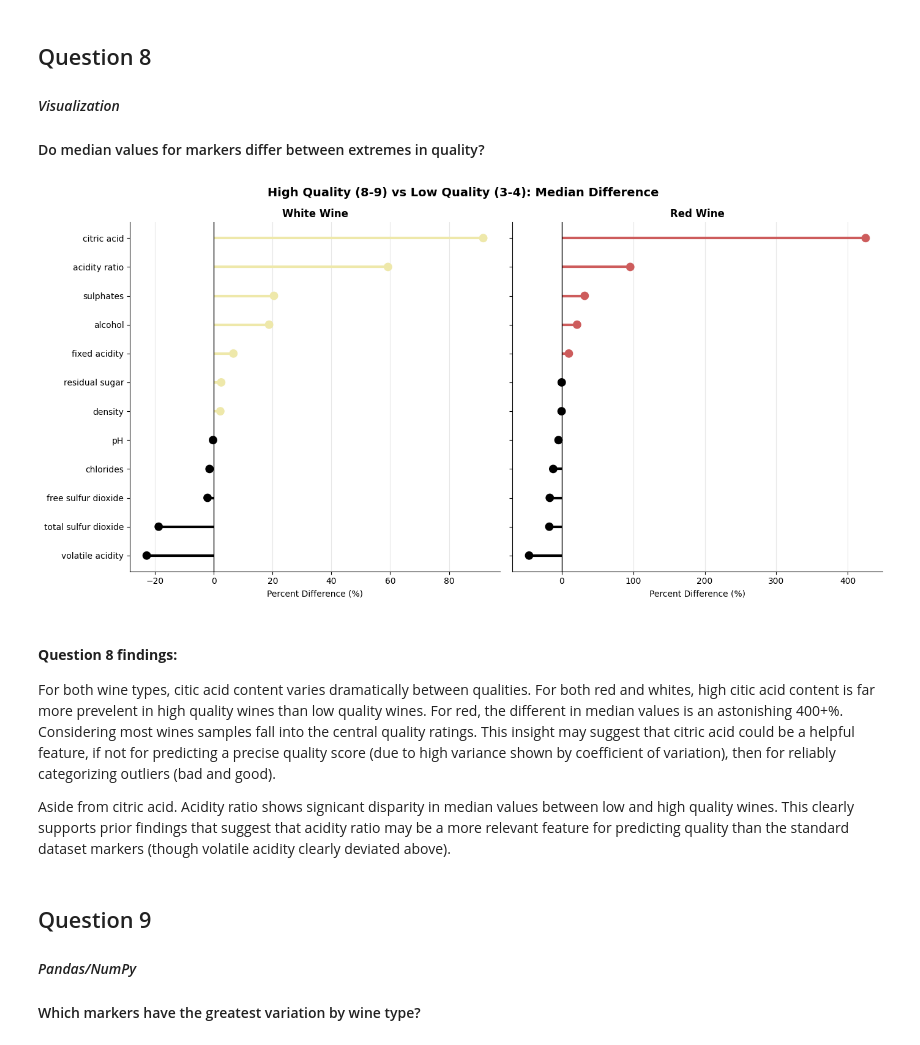
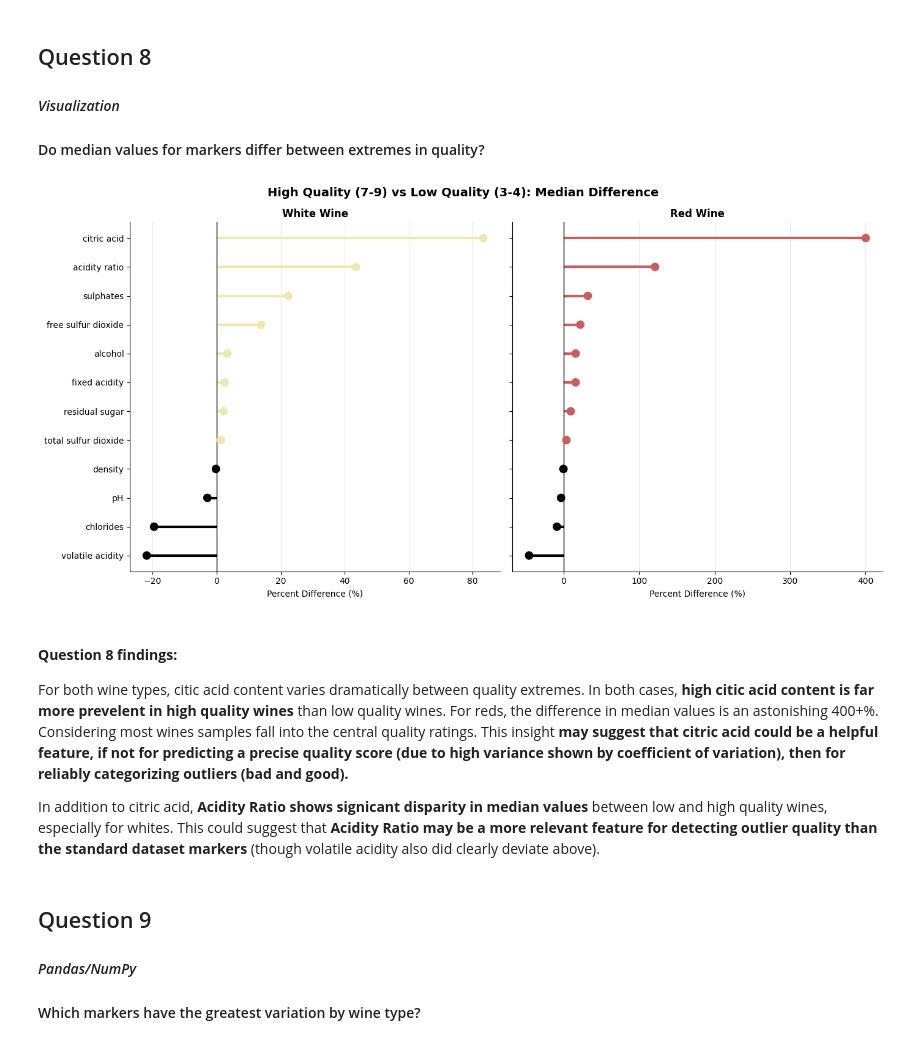
Before and after one commit to bspoerri/DS5010-Final-Project, a Jupyter notebook: final_project.ipynb, the cells around one changed output. Drawn from its saved outputs; the diff is of its cells as text; code cells hidden in the pictures.

```diff
--- a/final_project.ipynb
+++ b/final_project.ipynb
@@ -283,7 +285,7 @@ def sweetness_labels(df, col='residual sugar'):
         col (string) - name of existing column which should be used in transformation
     '''
     # designate sweetness bins
-    bins = [0, 4, 12, 35, 120, float('inf')]
+    bins = [-0.1, 4, 12, 35, 120, float('inf')]
     labels = ['bone dry', 'dry', 'off-dry', 'medium-sweet', 'sweet']
     # use cut function to create a series of binned values; add series to df
     df['sweetness'] = pd.cut(df[col],
@@ -395,7 +399,7 @@ for ax, (wine_type, type_group) in zip(axes, combined.groupby('type')):
     quality_stats = type_group.groupby(pH_bin)['quality'].agg(['mean', 'std', 'count'])
 
     # filter out bins with too few samples for reliable statistics
-    quality_stats = quality_stats[quality_stats['count'] > 10]
+    quality_stats = quality_stats[quality_stats['count'] >= 30]
 
     # calculate standard error for confidence intervals
     quality_stats['se'] = quality_stats['std'] / np.sqrt(quality_stats['count'])
@@ -403,7 +407,7 @@ for ax, (wine_type, type_group) in zip(axes, combined.groupby('type')):
     # plot mean quality with standard error bars
     ax.errorbar(range(len(quality_stats)),
                 quality_stats['mean'],
-                yerr=quality_stats['se'],
+                yerr=1.96 * quality_stats['se'],
                 fmt='o',
                 capsize=4,
                 color=default_colors[wine_type])
@@ -563,44 +568,44 @@ for ax, wine_type in zip(axes, combined['type'].unique()):
     # compute median feature values for quality extremes
     # low quality (3-4) vs high quality (8-9) to maximize contrast
     low_med = data[data['quality'].isin([3, 4])][numerical_markers].median()
-    high_med = data[data['quality'].isin([8, 9])][numerical_markers].median()
+    high_med = data[data['quality'].isin([7, 8, 9])][numerical_markers].median()
 
     # percent change: positive = higher in premium wines, negative = lower in premium wines
     pct_diff = ((high_med - low_med) / low_med) * 100
     results = pct_diff.sort_values().to_frame(name='pct_diff')
 
 
     colors = [default_colors[wine_type] if x > 0 else 'black' for x in results['pct_diff']]
     y_pos = range(len(results))
 
     # lollipop chart: line (stick) + scatter (head)
     ax.hlines(y=y_pos, xmin=0, xmax=results['pct_diff'], color=colors, linewidth=3)
     ax.scatter(results['pct_diff'], y_pos, color=colors, s=80, zorder=3)
 
     # zero baseline for visual reference and axis labels
     ax.axvline(x=0, color='black', linewidth=1)
     ax.set_yticks(list(y_pos))
     ax.set_yticklabels(results.index)
     ax.set_xlabel('Percent Difference (%)')
     ax.set_title(f'{wine_type.title()} Wine', fontweight='bold', fontsize=12)
 
     # remove spines for cleaner styling
     ax.spines['top'].set_visible(False)
     ax.spines['right'].set_visible(False)
     ax.grid(axis='x', alpha=0.3)
 
-plt.suptitle('High Quality (8-9) vs Low Quality (3-4): Median Difference',
+plt.suptitle('High Quality (7-9) vs Low Quality (3-4): Median Difference',
              fontweight='bold', fontsize=14)
 plt.tight_layout()
 plt.show()
 # %% [output]
-[figure, old version]
+[figure, new version]
 # %% [markdown]
 #### **Question 8 findings:**
 
-For both wine types, citic acid content varies dramatically between qualities. For both red and whites, high citic acid content is far more prevelent in high quality wines than low quality wines. For red, the different in median values is an astonishing 400+%. Considering most wines samples fall into the central quality ratings. This insight may suggest that citric acid could be a helpful feature, if not for predicting a precise quality score (due to high variance shown by coefficient of variation), then for reliably categorizing outliers (bad and good).
+For both wine types, citic acid content varies dramatically between quality extremes. In both cases, **high citic acid content is far more prevelent in high quality wines** than low quality wines. For reds, the difference in median values is an astonishing 400+%. Considering most wines samples fall into the central quality ratings. This insight **may suggest that citric acid could be a helpful feature, if not for predicting a precise quality score (due to high variance shown by coefficient of variation), then for reliably categorizing outliers (bad and good).**
 
-Aside from citric acid. Acidity ratio shows signicant disparity in median values between low and high quality wines. This clearly supports prior findings that suggest that acidity ratio may be a more relevant feature for predicting quality than the standard dataset markers (though volatile acidity clearly deviated above).
+In addition to citric acid, **Acidity Ratio shows signicant disparity in median values** between low and high quality wines, especially for whites. This could suggest that **Acidity Ratio may be a more relevant feature for detecting outlier quality than the standard dataset markers** (though volatile acidity also did clearly deviate above).
 # %% [markdown]
 ## Question 9
 #### *Pandas/NumPy*
```
Also changed, not shown: parts of 56 cells of this notebook.
